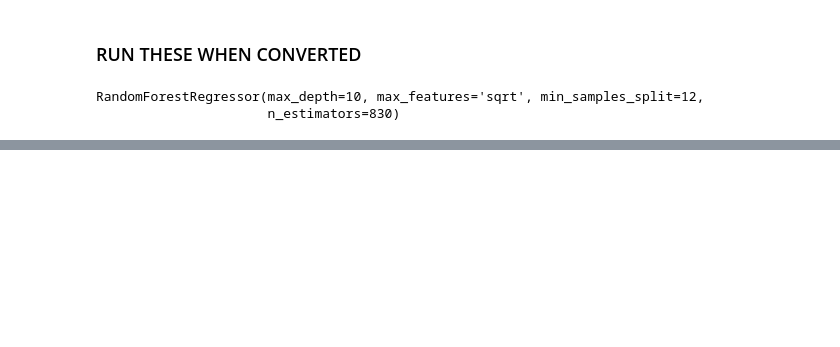
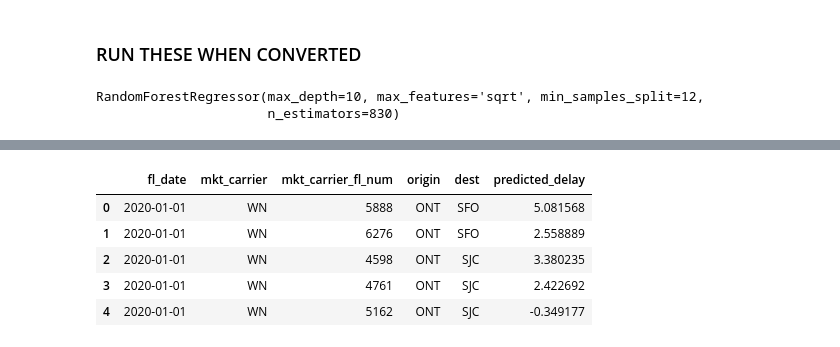
Before and after one commit to BRCanada/Flight-Delay-Prediction, a Jupyter notebook: Models/Model_4.ipynb, the cells around one changed output, grey strips where cells are left out. Cells and saved outputs as stored; diff of their text form; code cells hidden in the pictures; blank space fills up the shorter version.

Commit message:
completed model 4 and exports

```diff
--- a/Models/Model_4.ipynb
+++ b/Models/Model_4.ipynb
@@ -352,0 +366,2 @@ final_test.to_csv('../data/delay_predictions_M4_HChopra_BRose.csv')
+# %%
+final_df_export = final_df_import.loc[:, ['fl_date', 'mkt_carrier', 'mkt_carrier_fl_num', 'origin', 'dest']]
@@ -352,0 +377,11 @@ final_test.to_csv('../data/delay_predictions_M4_HChopra_BRose.csv')
+# %%
+final_df_export['predicted_delay'] = y_pred_df
+# %%
+final_df_export.head()
+# %% [output]
+|  | fl_date | mkt_carrier | mkt_carrier_fl_num | origin | dest | predicted_delay |
+| 0 | 2020-01-01 | WN | 5888 | ONT | SFO | 5.081568 |
+| 1 | 2020-01-01 | WN | 6276 | ONT | SFO | 2.558889 |
+| 2 | 2020-01-01 | WN | 4598 | ONT | SJC | 3.380235 |
+| 3 | 2020-01-01 | WN | 4761 | ONT | SJC | 2.422692 |
+| 4 | 2020-01-01 | WN | 5162 | ONT | SJC | -0.349177 |
```
Also changed, not shown: parts of 12 cells of this notebook, 2 other files.
